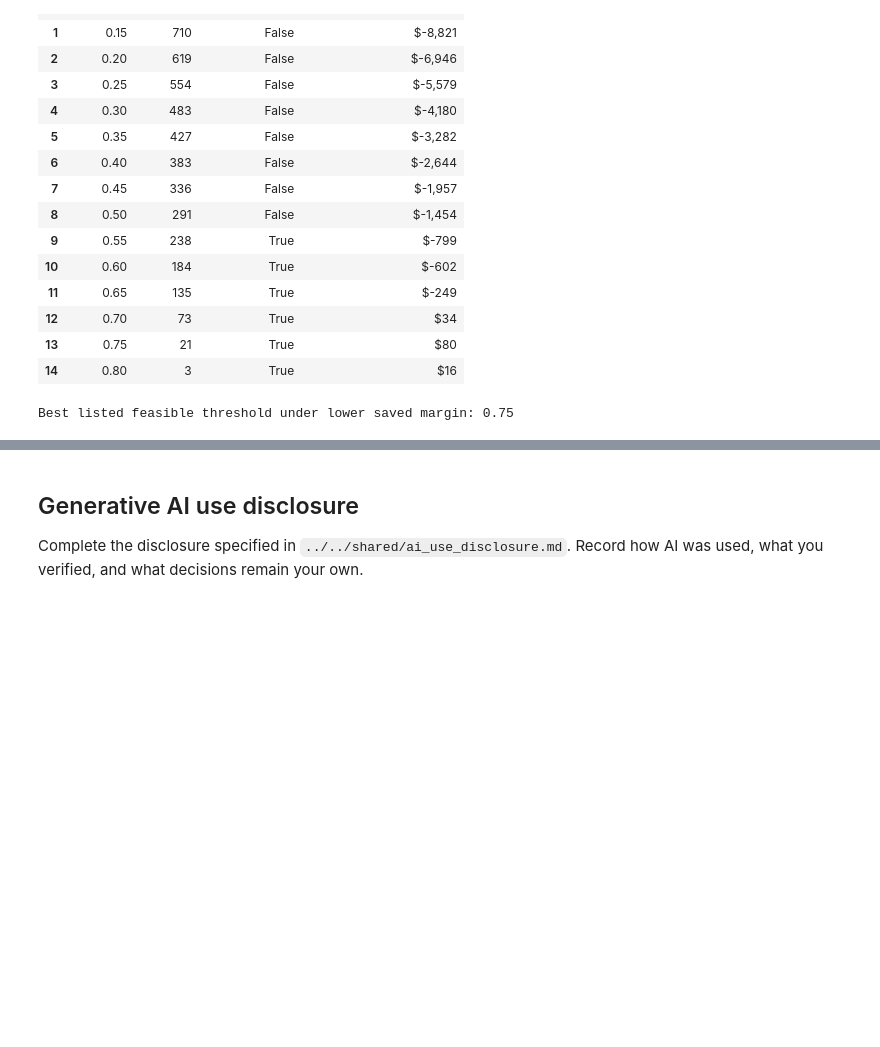
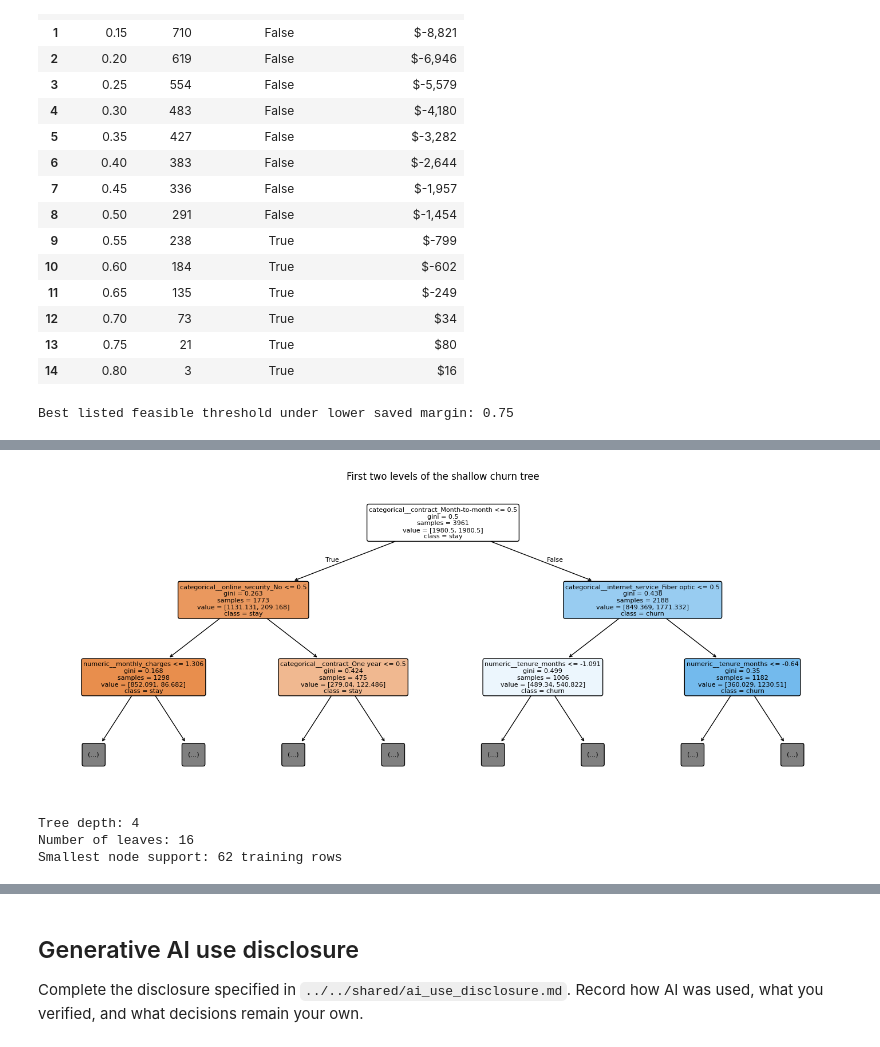
Before and after one commit to ayperr/app, a Jupyter notebook: exercise-02-retention/notebooks/getting_started.ipynb, the cells around one changed output, grey strips where cells are left out. Drawn from its saved outputs; the diff is of its cells as text; code cells hidden in the pictures; blank space fills up the shorter version.

```diff
--- a/exercise-02-retention/notebooks/getting_started.ipynb
+++ b/exercise-02-retention/notebooks/getting_started.ipynb
@@ -698,0 +1061,22 @@ Add a tree or Random Forest using the same validation design. Then compare proba
+# %%
+tree_pipeline = Pipeline([
+    ("preprocess", preprocess),
+    ("model", DecisionTreeClassifier(
+        max_depth=4,
+        min_samples_leaf=40,
+        class_weight="balanced",
+        random_state=RANDOM_STATE,
+    )),
+])
+
+tree_cv = cross_validate(tree_pipeline, X, y, cv=cv, scoring=scoring)
+tree_pipeline.fit(X_train, y_train)
+tree_probability = tree_pipeline.predict_proba(X_valid)[:, 1]
+
+tree_summary = pd.Series({
+    "ROC-AUC mean": tree_cv["test_roc_auc"].mean(),
+    "ROC-AUC std": tree_cv["test_roc_auc"].std(),
+    "PR-AUC mean": tree_cv["test_pr_auc"].mean(),
+    "log loss mean": -tree_cv["test_neg_log_loss"].mean(),
+})
+tree_summary.to_frame("shallow tree").round(3)
@@ -698,0 +1099,26 @@ Add a tree or Random Forest using the same validation design. Then compare proba
+# %%
+transformed_names = tree_pipeline.named_steps["preprocess"].get_feature_names_out()
+tree_model = tree_pipeline.named_steps["model"]
+
+plt.figure(figsize=(18, 7))
+plot_tree(
+    tree_model,
+    feature_names=transformed_names,
+    class_names=["stay", "churn"],
+    max_depth=2,
+    filled=True,
+    rounded=True,
+    fontsize=8,
+)
+plt.title("First two levels of the shallow churn tree")
+plt.show()
+
+leaf_support = pd.Series(tree_model.tree_.n_node_samples)
+print(f"Tree depth: {tree_model.get_depth()}")
+print(f"Number of leaves: {tree_model.get_n_leaves()}")
+print(f"Smallest node support: {leaf_support.min()} training rows")
+# %% [output]
+[figure, added]
+Tree depth: 4
+Number of leaves: 16
+Smallest node support: 62 training rows
```
Also changed, not shown: parts of 44 cells of this notebook.
